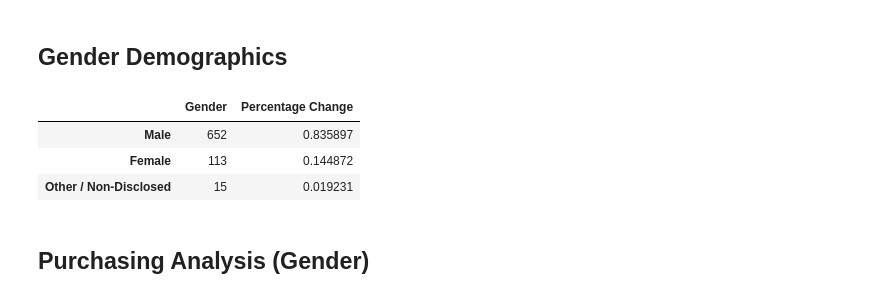
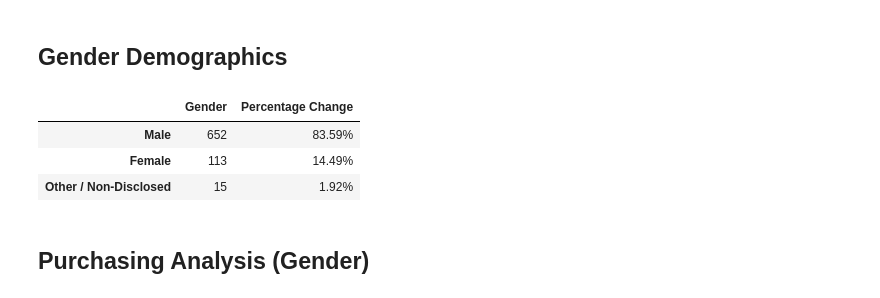
Before and after one commit to pandeysudip/Heroes-of-Pymoli, a Jupyter notebook: HeroesOfPymoli/HeroesOfPymoli.ipynb, the cells around one changed output. Cells and saved outputs as stored; diff of their text form; code cells hidden in the pictures.

```diff
--- a/HeroesOfPymoli/HeroesOfPymoli.ipynb
+++ b/HeroesOfPymoli/HeroesOfPymoli.ipynb
@@ -122,18 +131,24 @@ total
 ## Gender Demographics
 # %%
 #Gender Demographics
- # total count
+# total count
 totl_count=purchase.Gender.count()
+
 # converting to dataframe
 gender=purchase.Gender.value_counts().to_frame()
+
 # adding perct change column
-gender['Percentage Change']=gender['Gender']/totl_count
+gender['Percentage Change']=(gender['Gender']/totl_count)*100
+
+#Formating percentage change column
+gender['Percentage Change']=(gender['Percentage Change']
+                                  .map('{:.2f}%'.format))
 gender
 # %% [output]
 |  | Gender | Percentage Change |
-| Male | 652 | 0.835897 |
-| Female | 113 | 0.144872 |
-| Other / Non-Disclosed | 15 | 0.019231 |
+| Male | 652 | 83.59% |
+| Female | 113 | 14.49% |
+| Other / Non-Disclosed | 15 | 1.92% |
 # %% [markdown]
 ## Purchasing Analysis (Gender)
 # %%
```
Also changed, not shown: parts of 11 cells of this notebook.
